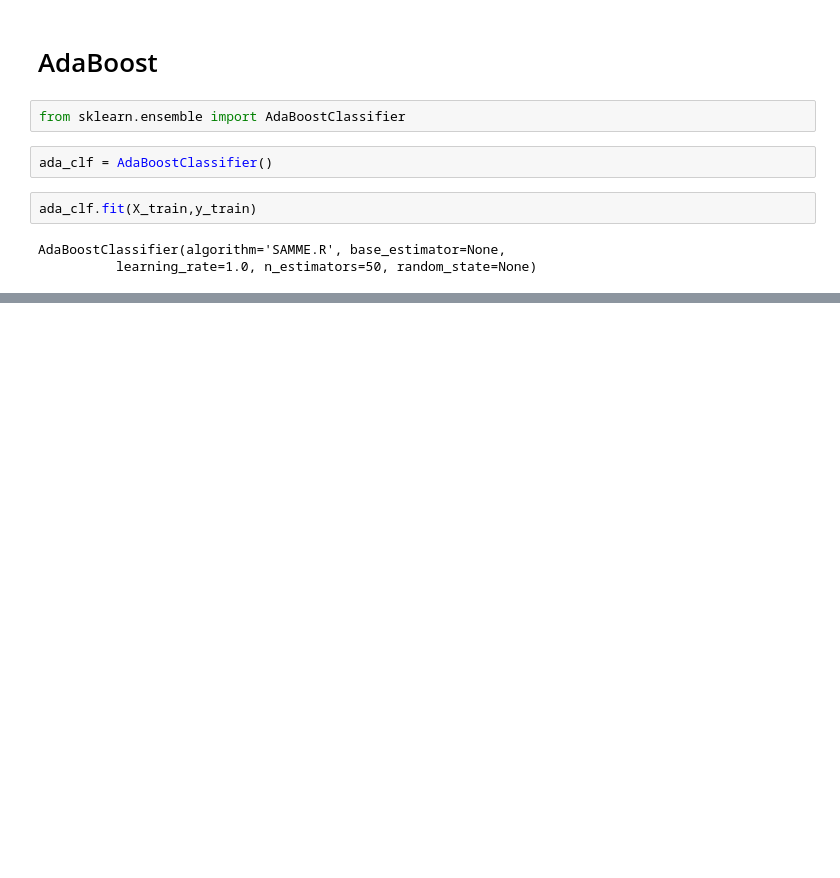
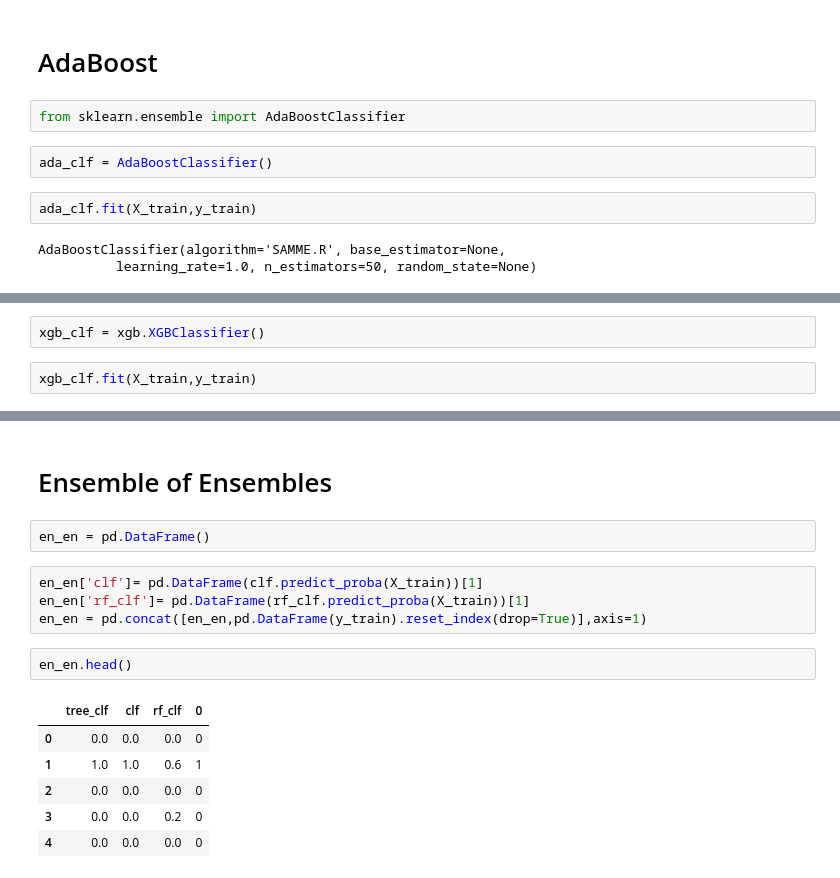
Before and after one commit to rajascript/100DaysOfMLCode, a Jupyter notebook: [day28, day29]/HR project(new).ipynb, the cells around one changed output, grey strips where cells are left out. Drawn from its saved outputs; the diff is of its cells as text; blank space fills up the shorter version.

```diff
--- a/day28/HR project(new).ipynb
+++ b/[day28, day29]/HR project(new).ipynb
@@ -326,0 +450,4 @@ IndexError: too many indices for array
+# %%
+xgb_clf = xgb.XGBClassifier()
+# %%
+xgb_clf.fit(X_train,y_train)
@@ -326,0 +500,17 @@ IndexError: too many indices for array
+# %% [markdown]
+# Ensemble of Ensembles
+# %%
+en_en = pd.DataFrame()
+# %%
+en_en['clf']= pd.DataFrame(clf.predict_proba(X_train))[1]
+en_en['rf_clf']= pd.DataFrame(rf_clf.predict_proba(X_train))[1]
+en_en = pd.concat([en_en,pd.DataFrame(y_train).reset_index(drop=True)],axis=1)
+# %%
+en_en.head()
+# %% [output]
+|  | tree_clf | clf | rf_clf | 0 |
+| 0 | 0.0 | 0.0 | 0.0 | 0 |
+| 1 | 1.0 | 1.0 | 0.6 | 1 |
+| 2 | 0.0 | 0.0 | 0.0 | 0 |
+| 3 | 0.0 | 0.0 | 0.2 | 0 |
+| 4 | 0.0 | 0.0 | 0.0 | 0 |
```
Also changed, not shown: parts of 24 cells of this notebook, 1 other file.
